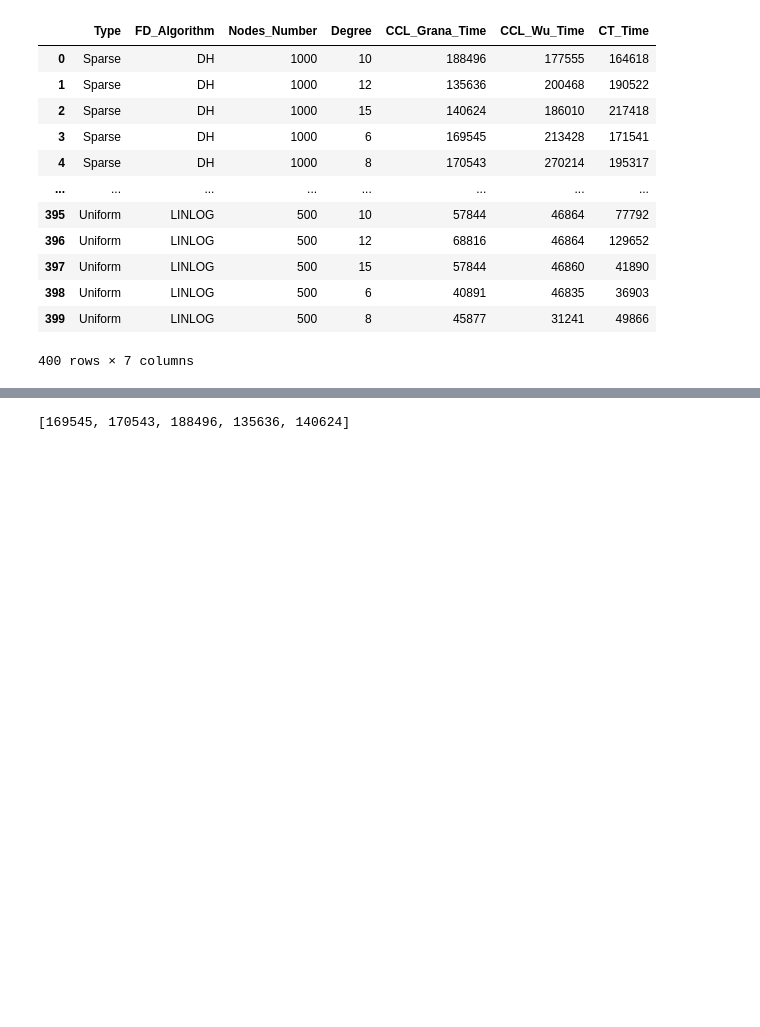
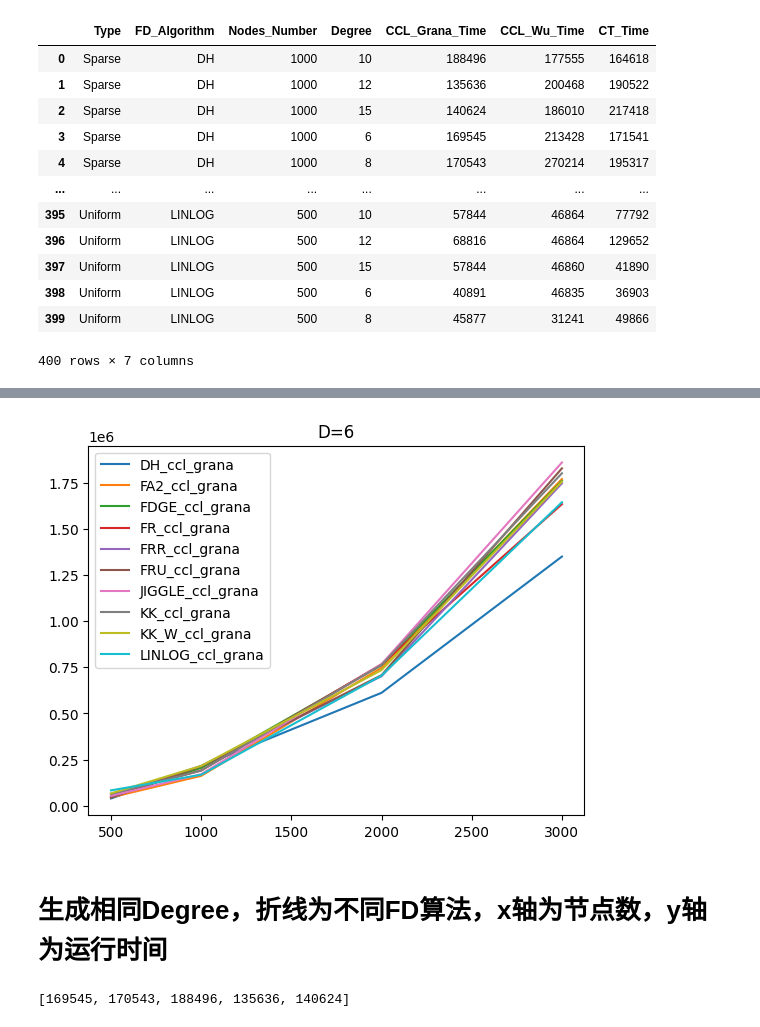
Before and after one commit to UMkashingHui/MyExperiments, a Jupyter notebook: Programs/Excel2Graph/未命名.ipynb, the cells around one changed output, grey strips where cells are left out. Cells and saved outputs as stored; diff of their text form; code cells hidden in the pictures; blank space fills up the shorter version.

```diff
--- a/Programs/Excel2Graph/未命名.ipynb
+++ b/Programs/Excel2Graph/未命名.ipynb
@@ -81 +97,21 @@ drawGraphWithSameDegree('Sparse', 'KK_W', '15')
+# %%
+nodes_number_value = [500, 1000, 2000, 3000]
+FD_list = ["DH","FA2","FDGE","FR","FRR","FRU","JIGGLE","KK","KK_W","LINLOG"]
+for fd in FD_list:
+    ccl_grana_sparse_list = []
+    ccl_wu_sparse_list = []
+    ct_sparse_list = []
+    for number in nodes_number_value:
+        ccl_grana_sparse_list.append(temp.loc[(temp['FD_Algorithm'] == fd) & (temp['Degree'] == str(6)) & (temp['Nodes_Number'] == str(number)) & (temp['Type'] == "Sparse"), 'CCL_Grana_Time'].values[0])
+        ccl_wu_sparse_list.append(temp.loc[(temp['FD_Algorithm'] == fd) & (temp['Degree'] == str(6)) & (temp['Nodes_Number'] == str(number)) & (temp['Type'] == "Sparse"), 'CCL_Wu_Time'].values[0])
+        ct_sparse_list.append(temp.loc[(temp['FD_Algorithm'] == fd) & (temp['Degree'] == str(6)) & (temp['Nodes_Number'] == str(number)) & (temp['Type'] == "Sparse"), 'CT_Time'].values[0])
+    y1 = ccl_wu_sparse_list
+    plt.plot(nodes_number_value, y1, label=fd+"_ccl_grana")
+plt.title("D=6")
+plt.legend()
+plt.show()
+# %% [output]
+[figure, added]
+# %% [markdown]
+# 生成相同Degree，折线为不同FD算法，x轴为节点数，y轴为运行时间
 # %%
```
Also changed, not shown: parts of 4 cells of this notebook, 4 other files.
